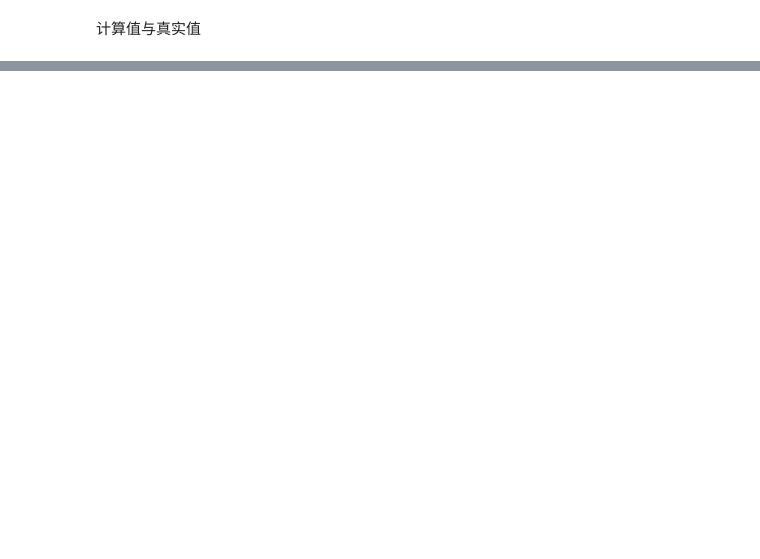
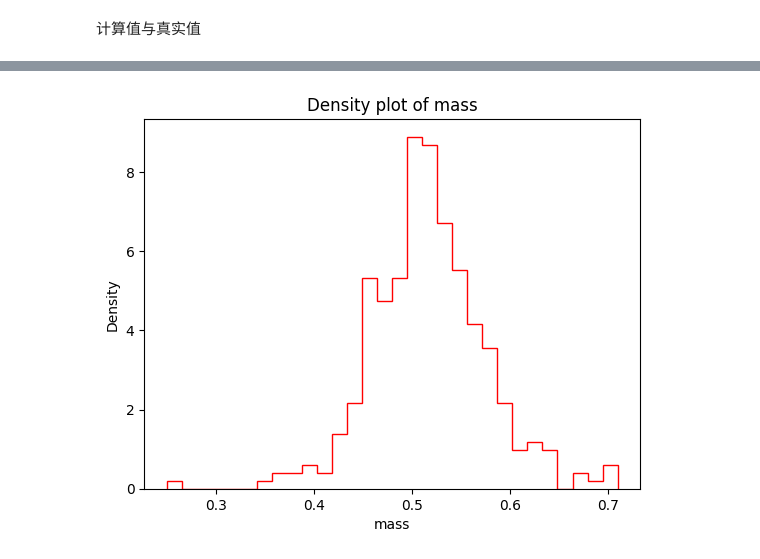
Before and after one commit to Asfmq/blog, a Jupyter notebook: MESA/plot_result.ipynb, the cells around one changed output, grey strips where cells are left out. Drawn from its saved outputs; the diff is of its cells as text; code cells hidden in the pictures; blank space fills up the shorter version.

```diff
--- a/MESA/plot_result.ipynb
+++ b/MESA/plot_result.ipynb
@@ -50 +185,28 @@ plot_density(radius, 'Density plot of radius', 'radius')
+# %%
+import matplotlib.pyplot as plt
+import matplotlib.style as style
+import pandas as pd
+import numpy as np
+from astropy.io import fits
+
+# # num_rows = data_result.shape[0]
+data_result_lei = pd.read_csv('feng.dat', sep=' ')
+data_result_lei = data_result_lei.iloc[38:-1]
+# data_result_lei = data_result_lei[data_result_lei['mass_lei']> 0.35]
+# data_result_lei = data_result_lei[data_result_lei['he_class'] == 'sdB']
+name = data_result_lei['name']
+mass = data_result_lei['mass']
+mass_low = data_result_lei['mass_low']
+mass_up = data_result_lei['mass_up']
+mass_lei = data_result_lei['mass_lei']
+
+log_L = data_result_lei['log_L']
+log_L_low = data_result_lei['log_L_low']
+log_L_up = data_result_lei['log_L_up']
+log_L_lei = data_result_lei['log_L_lei']
+
+radius = data_result_lei['radius']
+radius_low = data_result_lei['radius_low']
+radius_up = data_result_lei['radius_up']
+radius_lei = data_result_lei['radius_lei']
 # %%
@@ -69,0 +267,15 @@ plot_scatter_and_line(radius, radius_lei, radius_low, radius_up, 'radius', 'radi
+# %%
+def plot_density(data, title, xlabel):
+    plt.figure()
+    plt.hist(data, bins=30, density=True, alpha=1, histtype='step', edgecolor='red')
+    plt.title(title)
+    plt.xlabel(xlabel)
+    plt.ylabel('Density')
+    # plt.show()
+
+plot_density(mass, 'Density plot of mass', 'mass')
+# plot_density(log_L, 'Density plot of log_L', 'log_L')
+# plot_density(radius, 'Density plot of radius', 'radius')
+# # plot_density(age, 'Density plot of age', 'age')
+# %% [output]
+[figure, added]
```
Also changed, not shown: parts of 31 cells of this notebook, 34 other files.
